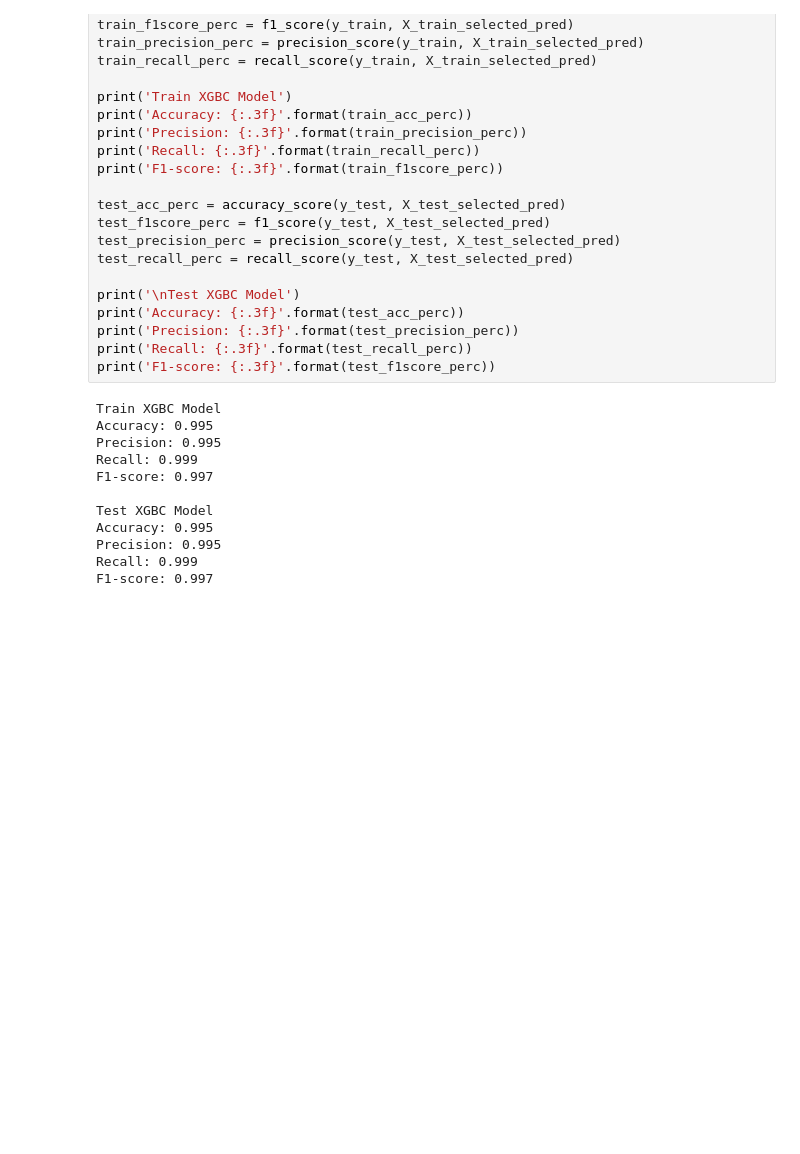
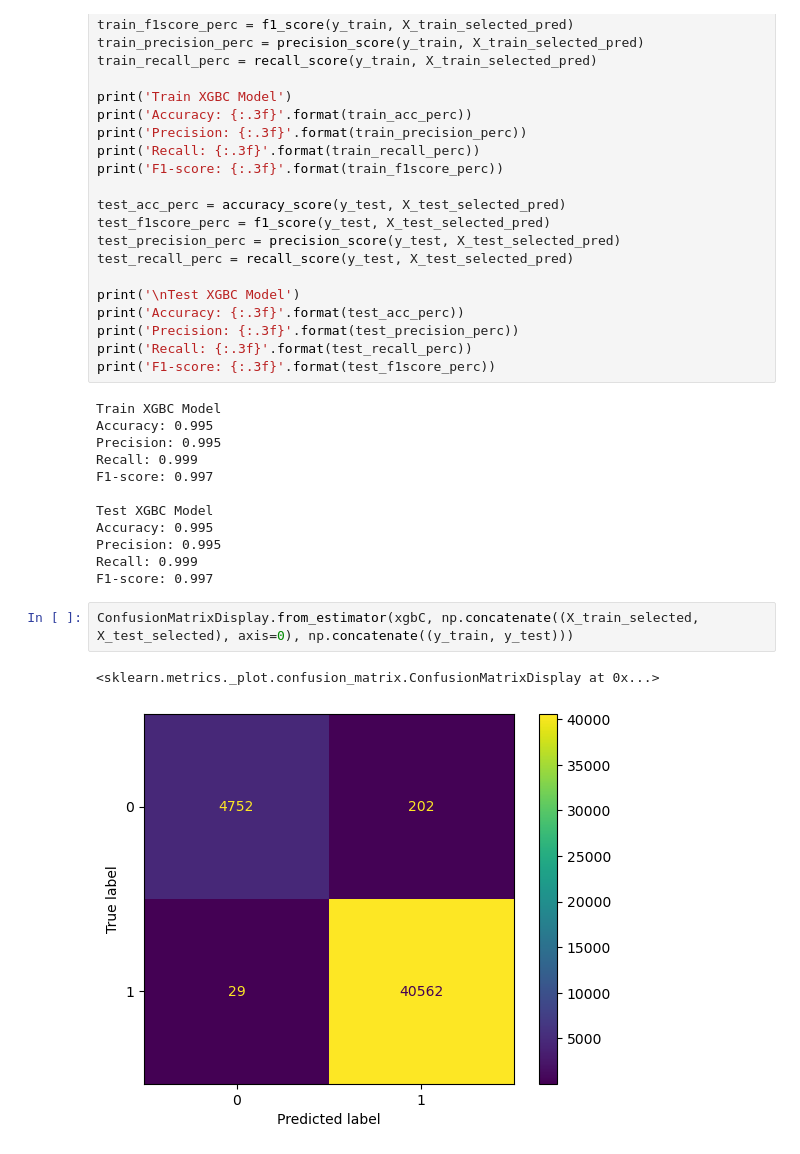
Before and after one commit to tazer73/CS359project, a Jupyter notebook: SnortAttack.ipynb, the cells around one changed output. Drawn from its saved outputs; the diff is of its cells as text; blank space fills up the shorter version.

Commit message:
added matrix

```diff
--- a/SnortAttack.ipynb
+++ b/SnortAttack.ipynb
@@ -174,3 +174,8 @@ Accuracy: 0.995
 Precision: 0.995
 Recall: 0.999
 F1-score: 0.997
+# %%
+ConfusionMatrixDisplay.from_estimator(xgbC, np.concatenate((X_train_selected, X_test_selected), axis=0), np.concatenate((y_train, y_test)))
+# %% [output]
+<sklearn.metrics._plot.confusion_matrix.ConfusionMatrixDisplay at 0x...>
+[figure, added]
```
Also changed, not shown: parts of 8 cells of this notebook.
